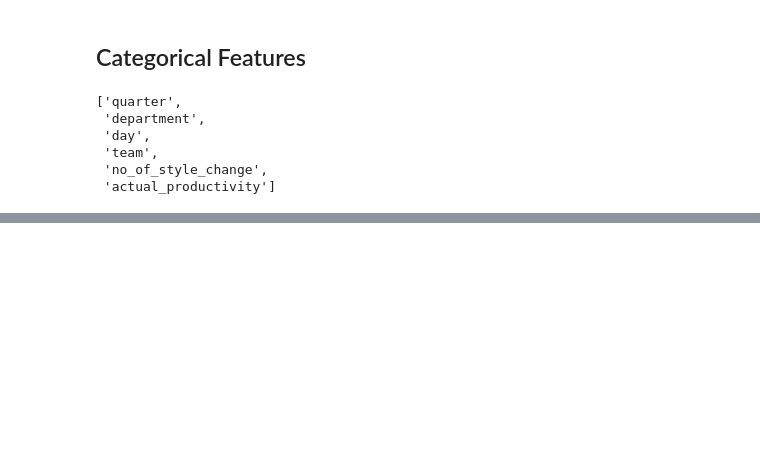
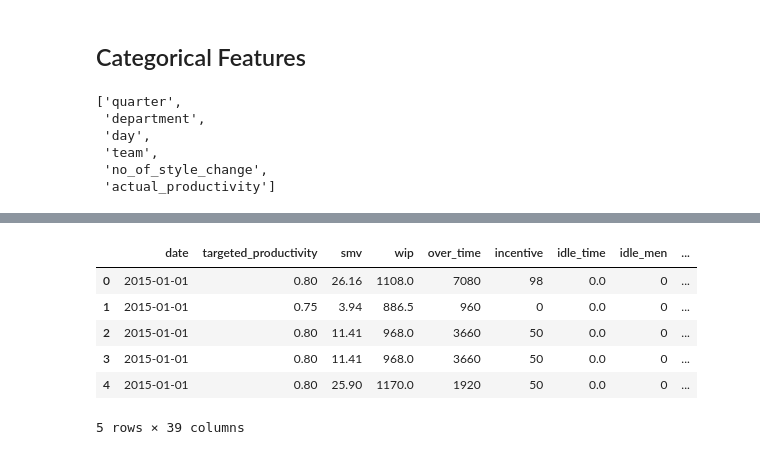
Before and after one commit to moscmh/productivity-prediction, a Jupyter notebook: garment.ipynb, the cells around one changed output, grey strips where cells are left out. Drawn from its saved outputs; the diff is of its cells as text; code cells hidden in the pictures; blank space fills up the shorter version.

```diff
--- a/garment.ipynb
+++ b/garment.ipynb
@@ -402,0 +422,13 @@ plt.show()
+# %%
+cats_dummies = pd.get_dummies(Xy[cats[:-2]], columns=cats[:-2], dtype=int)
+Xy_dum = pd.concat([Xy, cats_dummies], axis=1)
+Xy_dum.drop(columns=['quarter','department','day','team'], inplace=True)
+Xy_dum.head(5)
+# %% [output]
+|  | date | targeted_productivity | smv | wip | over_time | incentive | idle_time | idle_men | ... |
+| 0 | 2015-01-01 | 0.80 | 26.16 | 1108.0 | 7080 | 98 | 0.0 | 0 | ... |
+| 1 | 2015-01-01 | 0.75 | 3.94 | 886.5 | 960 | 0 | 0.0 | 0 | ... |
+| 2 | 2015-01-01 | 0.80 | 11.41 | 968.0 | 3660 | 50 | 0.0 | 0 | ... |
+| 3 | 2015-01-01 | 0.80 | 11.41 | 968.0 | 3660 | 50 | 0.0 | 0 | ... |
+| 4 | 2015-01-01 | 0.80 | 25.90 | 1170.0 | 1920 | 50 | 0.0 | 0 | ... |
+5 rows × 39 columns
```
Also changed, not shown: parts of 2 cells of this notebook.
